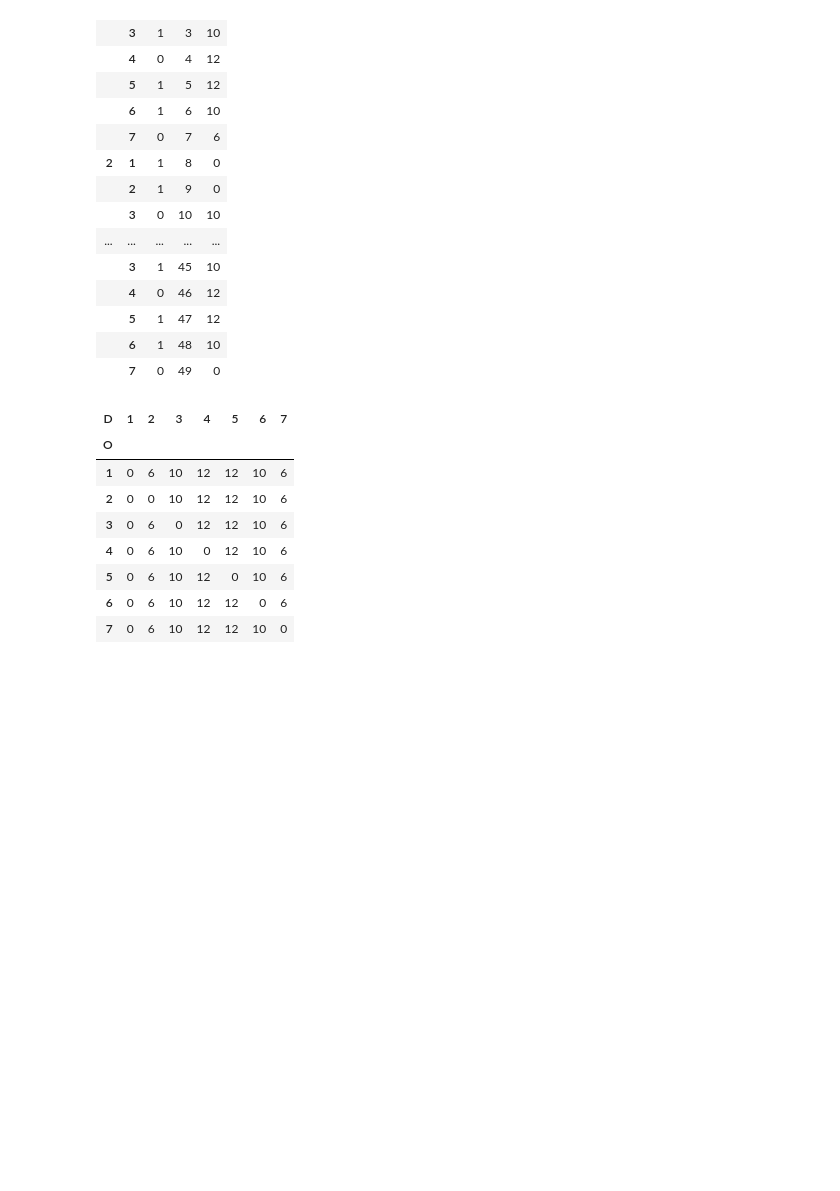
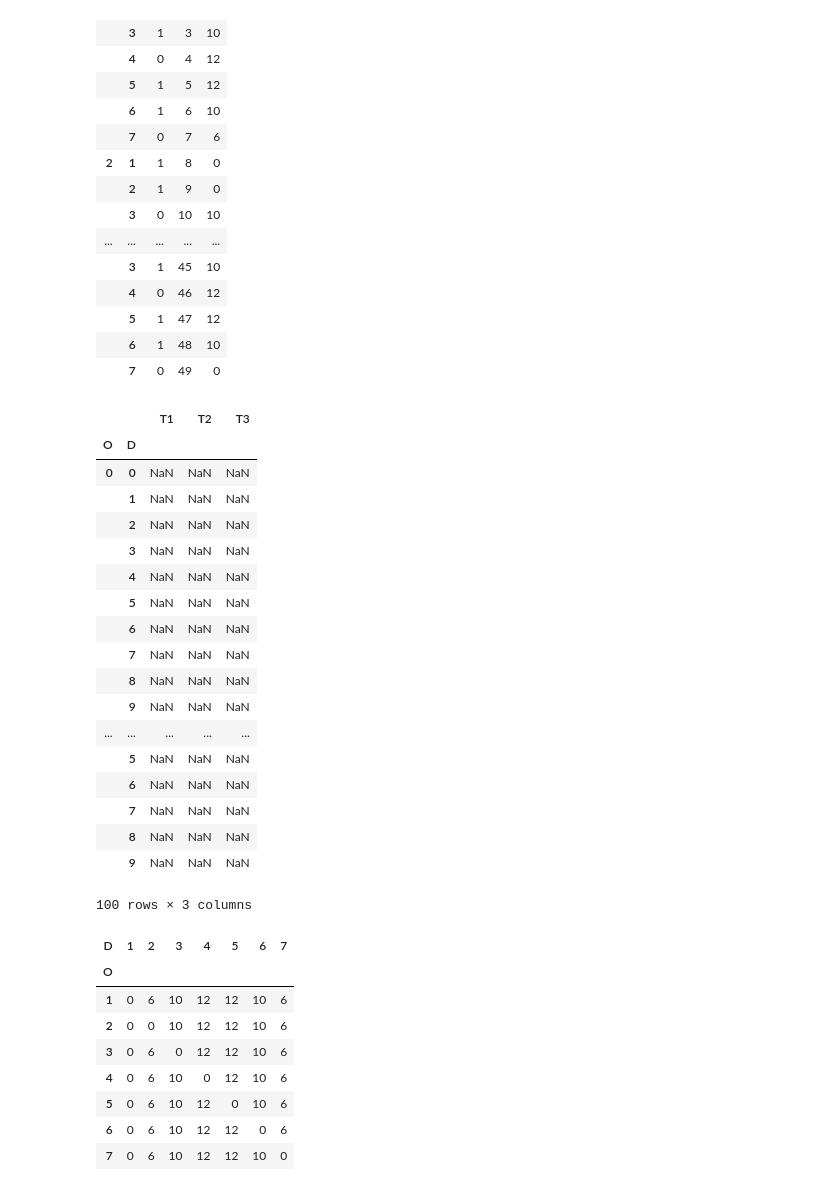
Before and after one commit to jabellcu/TPlanning_matrices, a Jupyter notebook: Matrix.ipynb, the cells around one changed output. Drawn from its saved outputs; the diff is of its cells as text; code cells hidden in the pictures; blank space fills up the shorter version.

Commit message:
Add zoning, rezone, complete and submatrix methods
Major update:
Added zoning function
Added rezone, complete and submatrix methods to class Matrix
Revised docstrings

```diff
--- a/Matrix.ipynb
+++ b/Matrix.ipynb
@@ -2,6 +2,37 @@
 import pandas as pd
 # %%
 from MatrixExamples import m
+# %%
+def duplicates_in_list(lst):
+    '''Returns True in there are duplicates in lst.'''
+    if len(lst) != len(set(lst)):
+        return True
+    else:
+        return False
+# %%
+def zoning(zones: list, names=['O', 'D']) -> pd.MultiIndex:
+    '''returns a MultiIndex object with zones for origins and destinations.'''
+
+    if all(isinstance(elem, list) for elem in zones):
+        ODs = zones
+        if not any(duplicates_in_list for lst in zones):
+            raise ValueError('There are duplicated zones')
+
+    elif isinstance(zones,list):
+        ODs = [zones for name in names]
+        if duplicates_in_list(zones):
+            raise ValueError('There are duplicated zones')
+
+    else:
+        raise ValueError('"zones" must be a list or a list of lists')
+
+    idx = pd.MultiIndex.from_product(ODs, names=names)
+
+    if idx.names != names:
+        raise ValueError('zoning could not be created from {}.'.format(zones) +
+                         '\n"zones" must be a list or a list of lists')
+
+    return idx
 # %%
 class Matrix(pd.DataFrame):
     '''A Matrix in Transport Planning is a pandas DataFrame,
@@ -75,6 +152,33 @@ mat
 |  | 5 | 1 | 47 | 12 |
 |  | 6 | 1 | 48 | 10 |
 |  | 7 | 0 | 49 | 0 |
+# %%
+zoning1 = zoning(list(range(3)))
+zoning2 = zoning(list(range(10)))
+zoning3 = zoning([5+i for i in range(5)])
+zoning4 = zoning('A B C'.split())
+# %%
+mat.complete(zoning2)
+# %% [output]
+|  |  | T1 | T2 | T3 |
+| O | D |  |  |  |
+| 0 | 0 | NaN | NaN | NaN |
+|  | 1 | NaN | NaN | NaN |
+|  | 2 | NaN | NaN | NaN |
+|  | 3 | NaN | NaN | NaN |
+|  | 4 | NaN | NaN | NaN |
+|  | 5 | NaN | NaN | NaN |
+|  | 6 | NaN | NaN | NaN |
+|  | 7 | NaN | NaN | NaN |
+|  | 8 | NaN | NaN | NaN |
+|  | 9 | NaN | NaN | NaN |
+| ... | ... | ... | ... | ... |
+|  | 5 | NaN | NaN | NaN |
+|  | 6 | NaN | NaN | NaN |
+|  | 7 | NaN | NaN | NaN |
+|  | 8 | NaN | NaN | NaN |
+|  | 9 | NaN | NaN | NaN |
+100 rows × 3 columns
 # %%
 mat.matrix.T3
 # %% [output]
```
Also changed, not shown: parts of 5 cells of this notebook, 1 other file.
